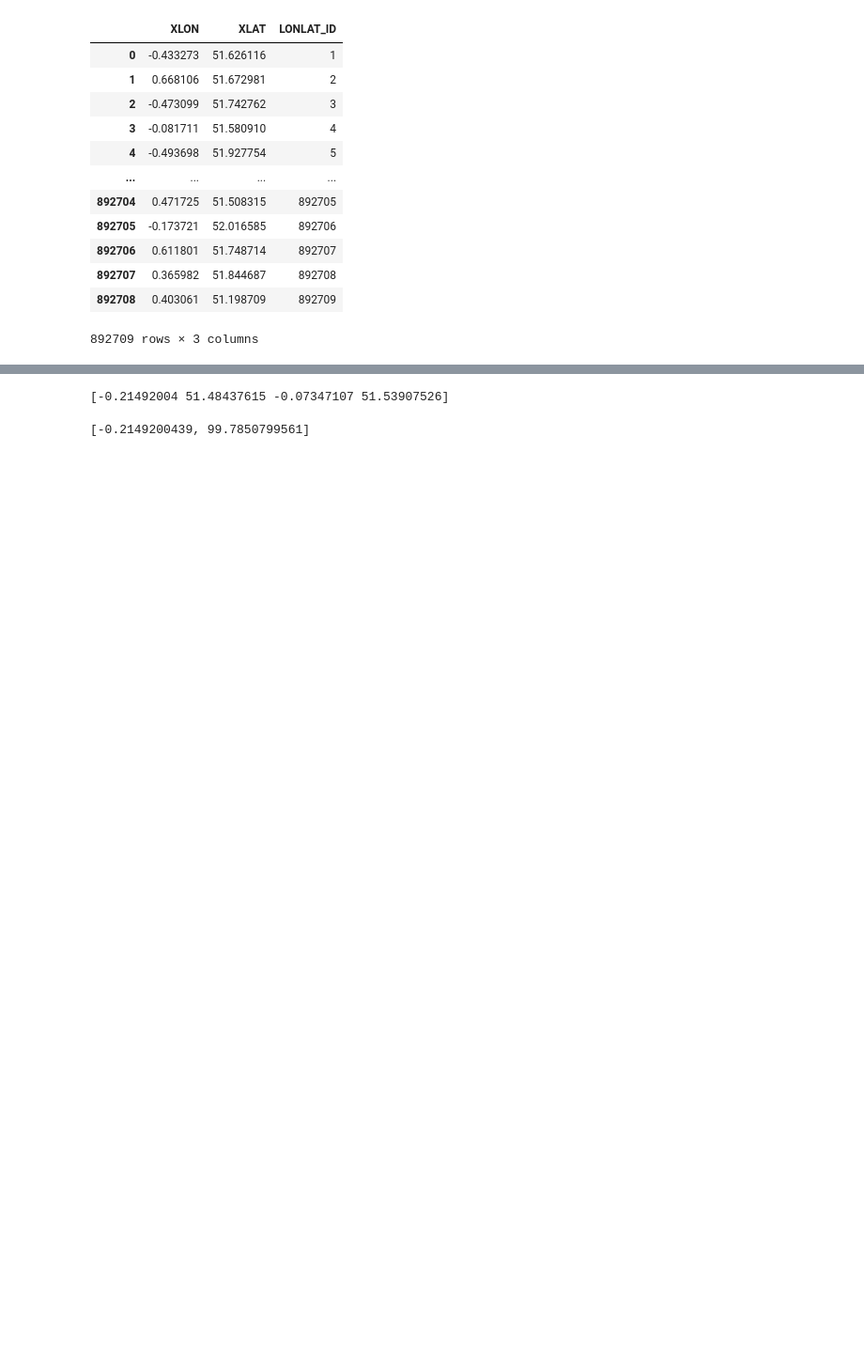
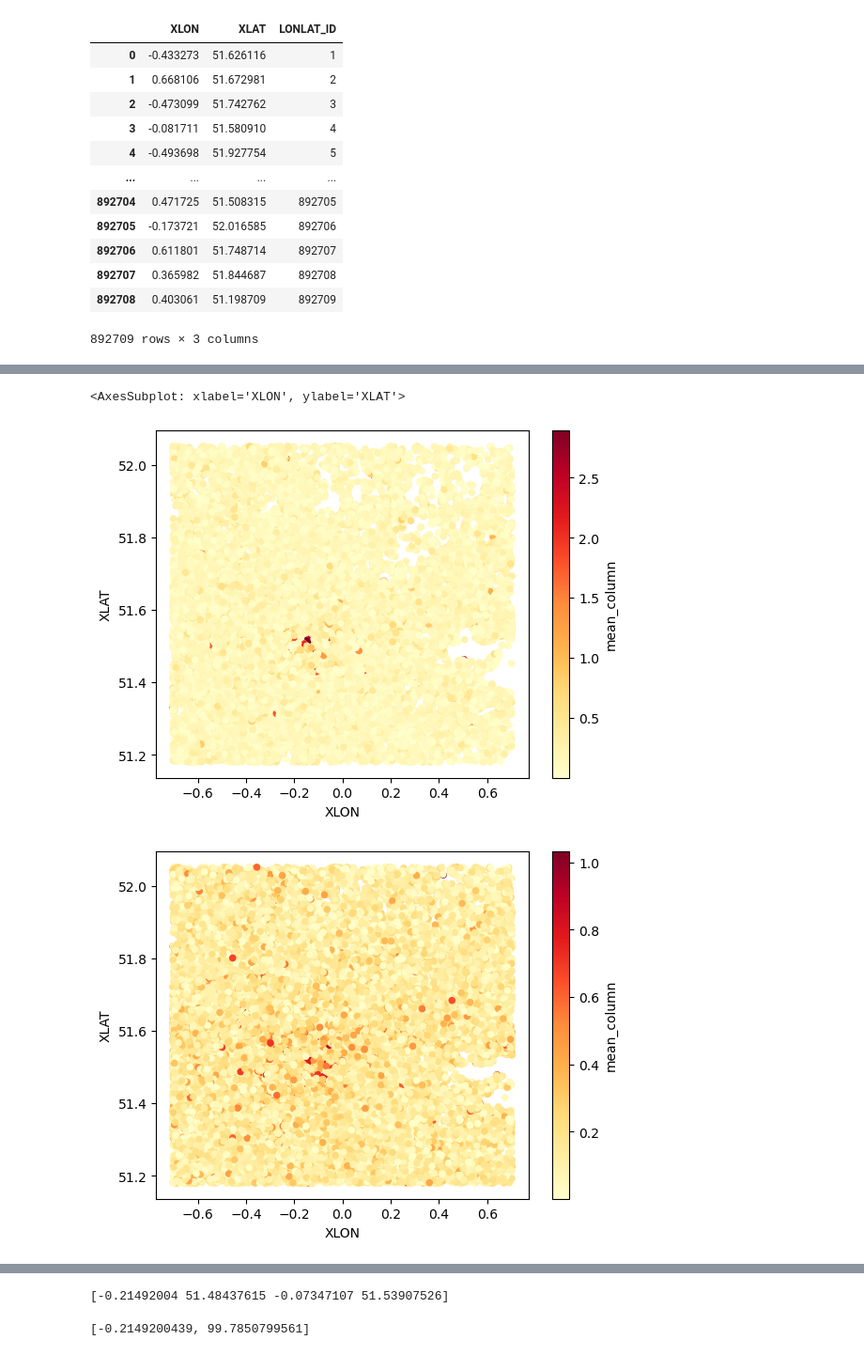
Before and after one commit to Felioxx/Mobile-ity-Scope, a Jupyter notebook: first_steps_python/first_steps.ipynb, the cells around one changed output, grey strips where cells are left out. Shown at 94% size. Drawn from its saved outputs; the diff is of its cells as text; code cells hidden in the pictures; blank space fills up the shorter version.

Commit message:
added heatmaps for other dates
heatmaps for:
01.01.2020
14.01.2020
01.07.2020
31.12.2020

```diff
--- a/first_steps_python/first_steps.ipynb
+++ b/first_steps_python/first_steps.ipynb
@@ -35,0 +20,4 @@ movement_df
+# %%
+# import data
+movement_df = pd.read_parquet('C:/Users/Felix/Desktop/Studium/Uni Fächer/Master/2. Semester/Study Project Human Activity Data/pre_processed_movement.parquet', engine='pyarrow')
+movement_df
@@ -82,0 +89,14 @@ movement_df_01_01_tiles.plot(x="XLON", y="XLAT", kind="scatter",c="mean_column",
+# %%
+# plot movement data of defined day
+movement_df_01_01_tiles.plot(x="XLON", y="XLAT", kind="scatter",c="mean_column",
+        colormap="YlOrRd" )
+
+movement_df_07_01_tiles.plot(x="XLON", y="XLAT", kind="scatter",c="mean_column",
+        colormap="YlOrRd" )
+
+movement_df_12_31_tiles.plot(x="XLON", y="XLAT", kind="scatter",c="mean_column",
+        colormap="YlOrRd" )
+# %% [output]
+<AxesSubplot: xlabel='XLON', ylabel='XLAT'>
+[figure, added]
+[figure, added]
```
Also changed, not shown: parts of 26 cells of this notebook, 2 other files.
